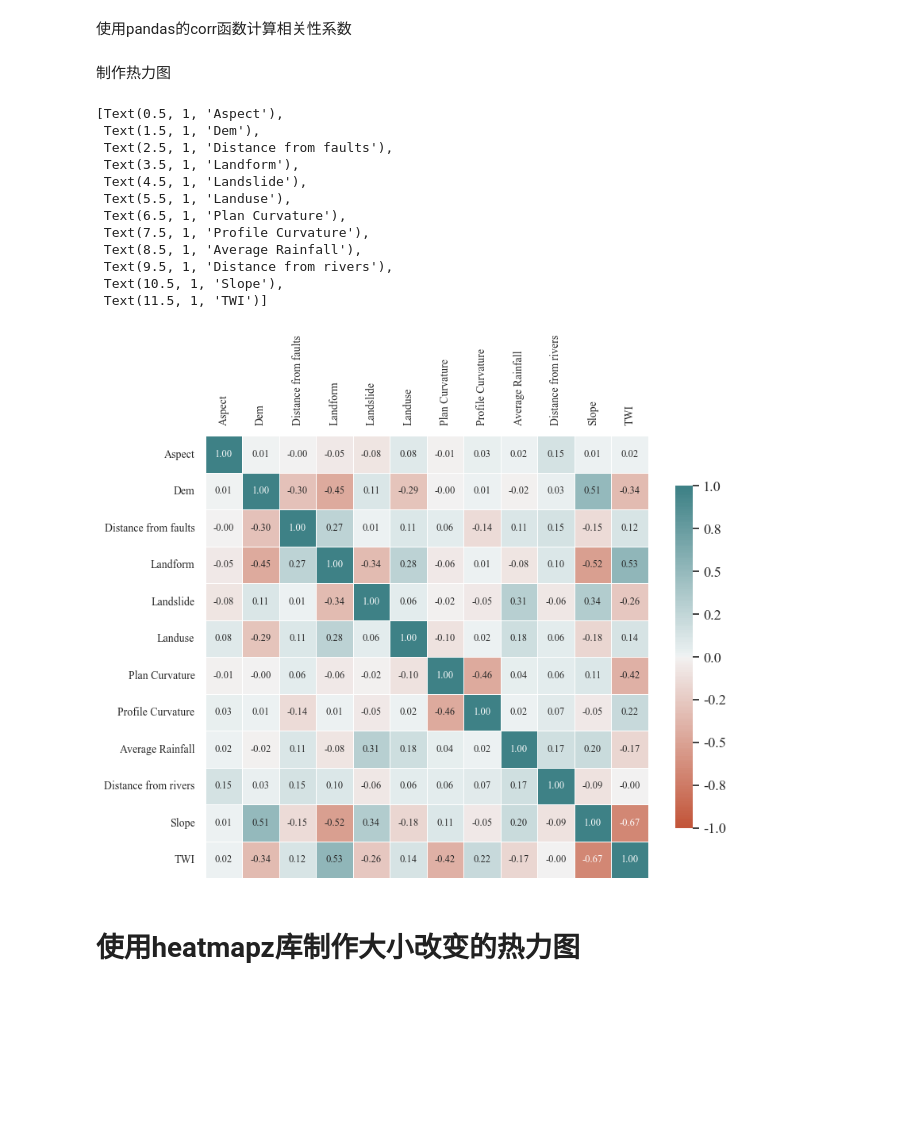
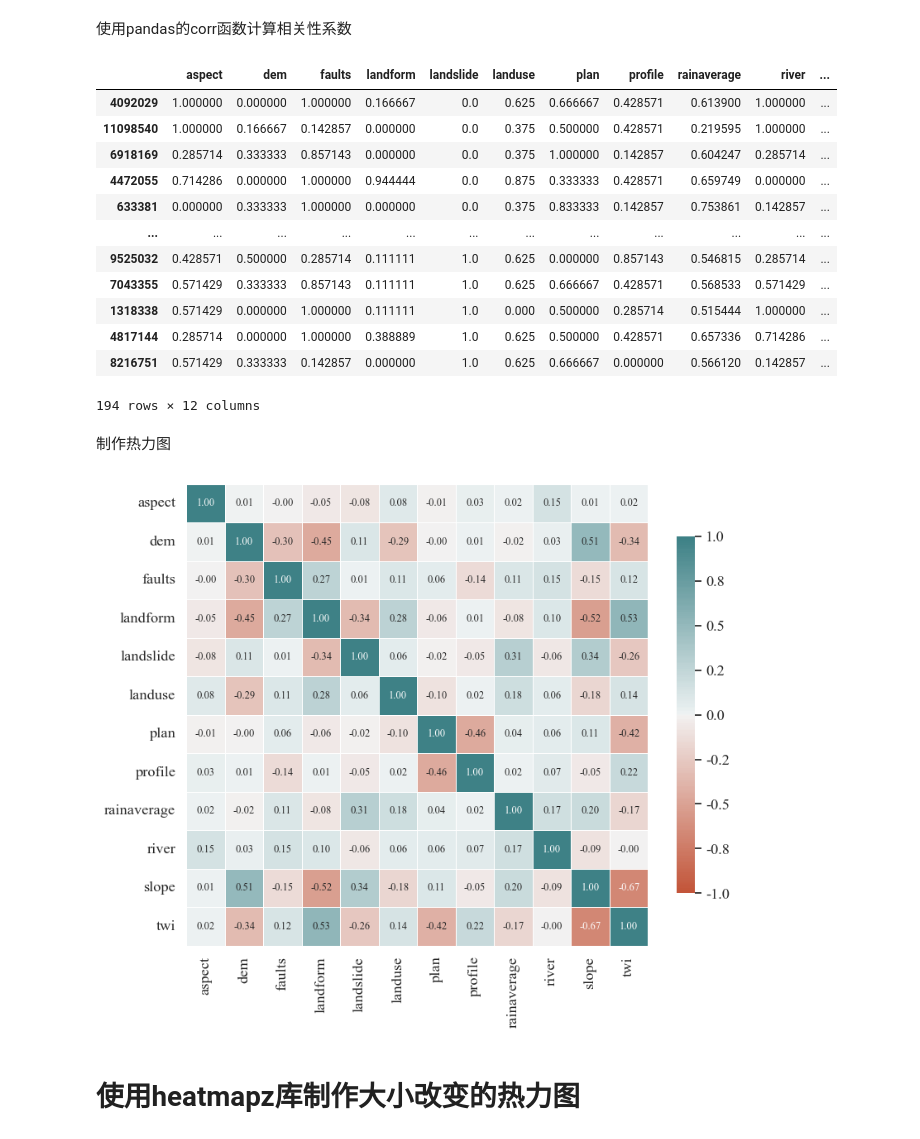
Before and after one commit to Ryuuketsu6/Plot, a Jupyter notebook: heatmap.ipynb, the cells around one changed output. Drawn from its saved outputs; the diff is of its cells as text; code cells hidden in the pictures; blank space fills up the shorter version.

Commit message:
整理代码，代码中使用的数据为 data230711.parquet

```diff
--- a/heatmap.ipynb
+++ b/heatmap.ipynb
@@ -20,8 +20,33 @@ import pandas as pd
 from matplotlib import pyplot as plt
 # %% [markdown]
 使用pandas的corr函数计算相关性系数
+# %%
+import pandas as pd
+
+
+# 计算每列的最小值和最大值
+min_values = data.min()
+max_values = data.max()
+
+# 进行 Min-Max 归一化
+normalized_data = (data - min_values) / (max_values - min_values)
+normalized_data
+# %% [output]
+|  | aspect | dem | faults | landform | landslide | landuse | plan | profile | rainaverage | river | ... |
+| 4092029 | 1.000000 | 0.000000 | 1.000000 | 0.166667 | 0.0 | 0.625 | 0.666667 | 0.428571 | 0.613900 | 1.000000 | ... |
+| 11098540 | 1.000000 | 0.166667 | 0.142857 | 0.000000 | 0.0 | 0.375 | 0.500000 | 0.428571 | 0.219595 | 1.000000 | ... |
+| 6918169 | 0.285714 | 0.333333 | 0.857143 | 0.000000 | 0.0 | 0.375 | 1.000000 | 0.142857 | 0.604247 | 0.285714 | ... |
+| 4472055 | 0.714286 | 0.000000 | 1.000000 | 0.944444 | 0.0 | 0.875 | 0.333333 | 0.428571 | 0.659749 | 0.000000 | ... |
+| 633381 | 0.000000 | 0.333333 | 1.000000 | 0.000000 | 0.0 | 0.375 | 0.833333 | 0.142857 | 0.753861 | 0.142857 | ... |
+| ... | ... | ... | ... | ... | ... | ... | ... | ... | ... | ... | ... |
+| 9525032 | 0.428571 | 0.500000 | 0.285714 | 0.111111 | 1.0 | 0.625 | 0.000000 | 0.857143 | 0.546815 | 0.285714 | ... |
+| 7043355 | 0.571429 | 0.333333 | 0.857143 | 0.111111 | 1.0 | 0.625 | 0.666667 | 0.428571 | 0.568533 | 0.571429 | ... |
+| 1318338 | 0.571429 | 0.000000 | 1.000000 | 0.111111 | 1.0 | 0.000 | 0.500000 | 0.285714 | 0.515444 | 1.000000 | ... |
+| 4817144 | 0.285714 | 0.000000 | 1.000000 | 0.388889 | 1.0 | 0.625 | 0.500000 | 0.428571 | 0.657336 | 0.714286 | ... |
+| 8216751 | 0.571429 | 0.333333 | 0.142857 | 0.000000 | 1.0 | 0.625 | 0.666667 | 0.000000 | 0.566120 | 0.142857 | ... |
+194 rows × 12 columns
 # %%
-corr = data.corr()
+corr = normalized_data.corr()
 # %% [markdown]
 制作热力图
 # %%
@@ -35,32 +60,20 @@ cmap = mcolors.LinearSegmentedColormap.from_list('custom_colors',
 # %%
 # 设置图形大小
 plt.rcParams['figure.figsize'] = 9,8
 plt.rcParams['font.family'] = 'Times New Roman'
 # 设置seaborn 全局参数 (使用颜色代码来表示调色板，图形中的文字将以比默认情况下稍大的尺寸显示。)
 sns.set(color_codes=True,font_scale=1.2,font = 'Times New Roman')
 
 #heatmap
 ax = sns.heatmap(corr,vmin=-1,vmax=1,center=0,annot=True,annot_kws={'size':9},fmt='.2f',
                  cmap = sns.diverging_palette(20,200,n=200),cbar_kws={'shrink':.7,'format':"%.1f"},
                  linewidths=.5,square=True)
-ax.set_yticklabels(a,size=10)
-ax.xaxis.set_ticks_position("top")
-ax.xaxis.set_ticks_position("none")
-ax.set_xticklabels(a,rotation = 90,size=10)
+# ax.set_yticklabels(a,size=10)
+# ax.xaxis.set_ticks_position("top")
+# ax.xaxis.set_ticks_position("none")
+# ax.set_xticklabels(a,rotation = 90,size=10)
 # %% [output]
-[Text(0.5, 1, 'Aspect'),
- Text(1.5, 1, 'Dem'),
- Text(2.5, 1, 'Distance from faults'),
- Text(3.5, 1, 'Landform'),
- Text(4.5, 1, 'Landslide'),
- Text(5.5, 1, 'Landuse'),
- Text(6.5, 1, 'Plan Curvature'),
- Text(7.5, 1, 'Profile Curvature'),
- Text(8.5, 1, 'Average Rainfall'),
- Text(9.5, 1, 'Distance from rivers'),
- Text(10.5, 1, 'Slope'),
- Text(11.5, 1, 'TWI')]
-[figure, old version]
+[figure, new version]
 # %% [markdown]
 # 使用heatmapz库制作大小改变的热力图
 # %%
```
Also changed, not shown: parts of 1 cell of this notebook.
